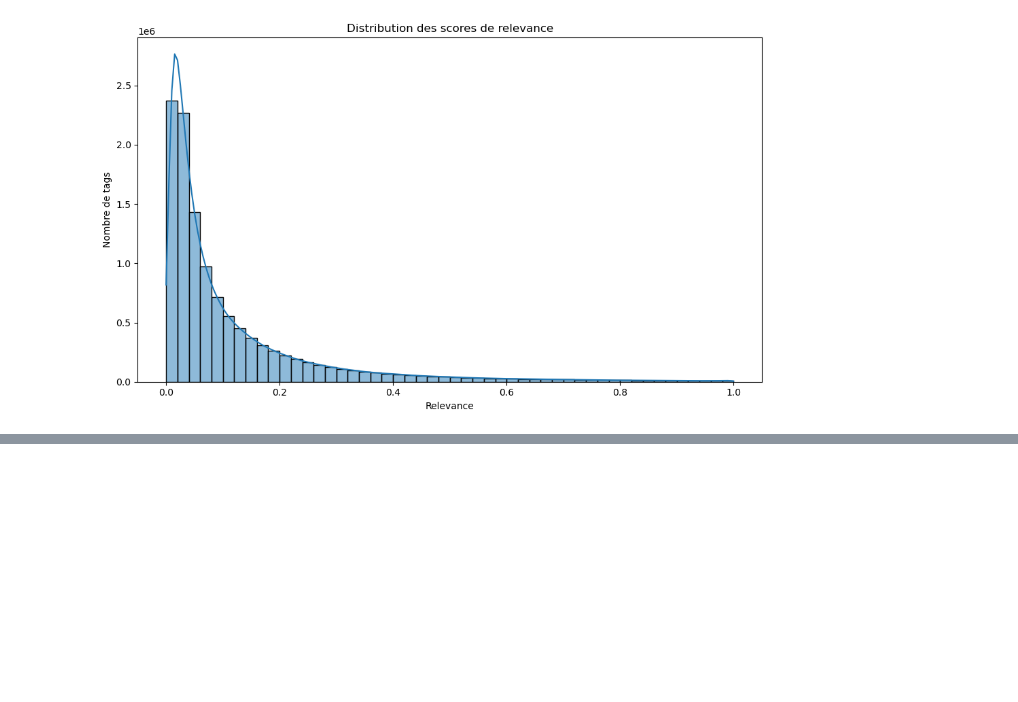
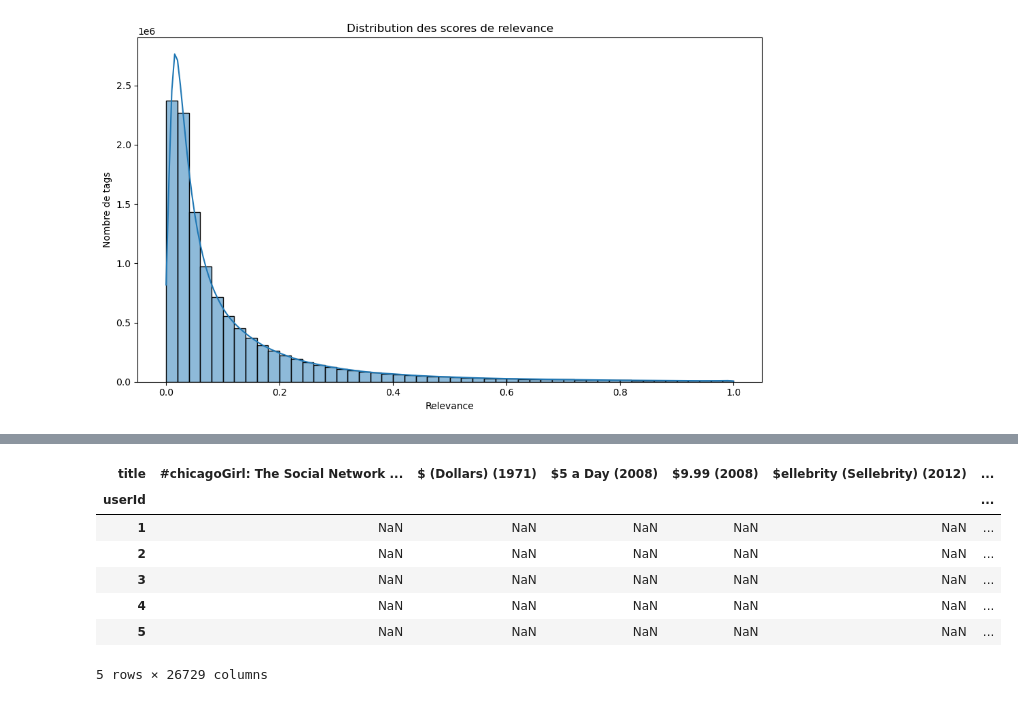
Before and after one commit to Ephrayyy/Syst-me_de_Recommandation, a Jupyter notebook: Project_10.ipynb, the cells around one changed output, grey strips where cells are left out. Drawn from its saved outputs; the diff is of its cells as text; code cells hidden in the pictures; blank space fills up the shorter version.

```diff
--- a/Project_10.ipynb
+++ b/Project_10.ipynb
@@ -214,0 +329,12 @@ plt.show()
+# %%
+user_movie_matrix = merge_movies.pivot_table(index='userId', columns='title', values='rating')
+user_movie_matrix.head()
+# %% [output]
+| title | #chicagoGirl: The Social Network ... | $ (Dollars) (1971) | $5 a Day (2008) | $9.99 (2008) | $ellebrity (Sellebrity) (2012) | ... |
+| userId |  |  |  |  |  | ... |
+| 1 | NaN | NaN | NaN | NaN | NaN | ... |
+| 2 | NaN | NaN | NaN | NaN | NaN | ... |
+| 3 | NaN | NaN | NaN | NaN | NaN | ... |
+| 4 | NaN | NaN | NaN | NaN | NaN | ... |
+| 5 | NaN | NaN | NaN | NaN | NaN | ... |
+5 rows × 26729 columns
```
Also changed, not shown: parts of 19 cells of this notebook.
